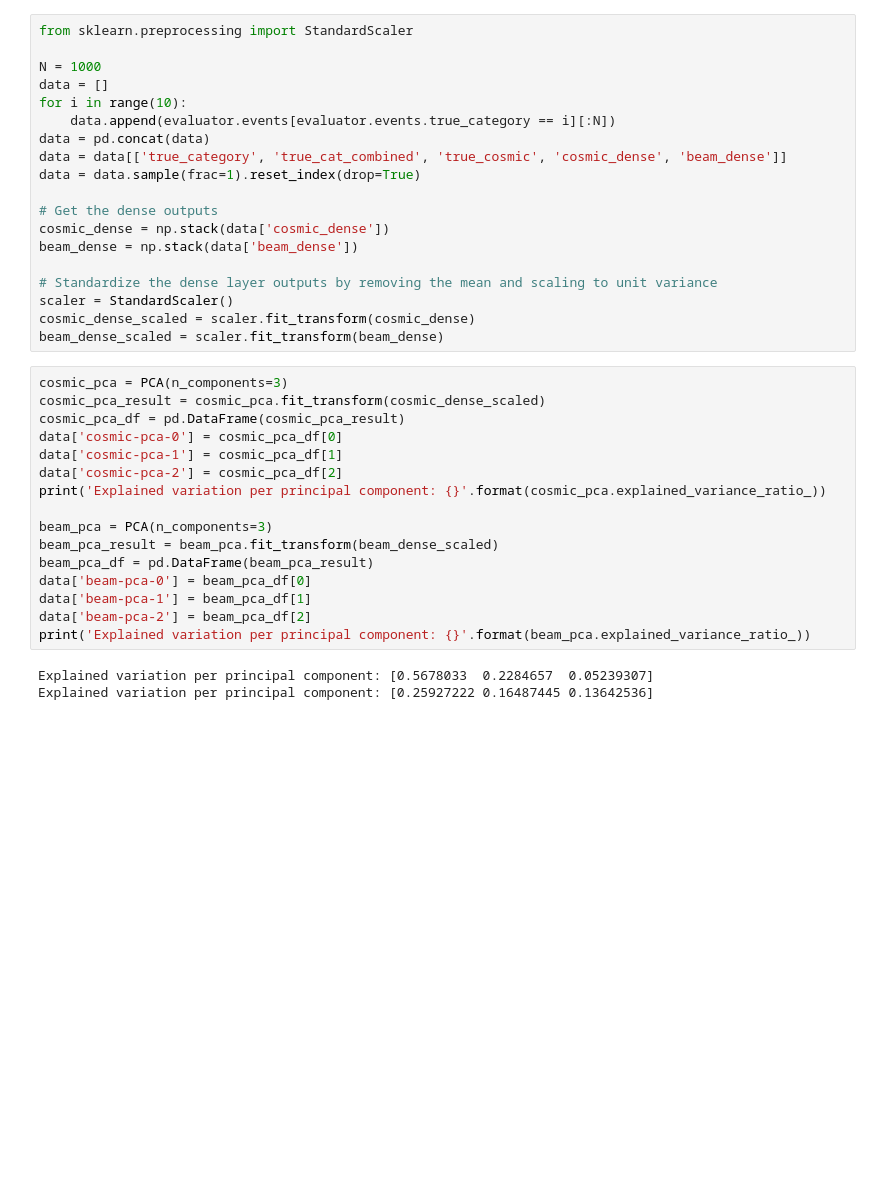
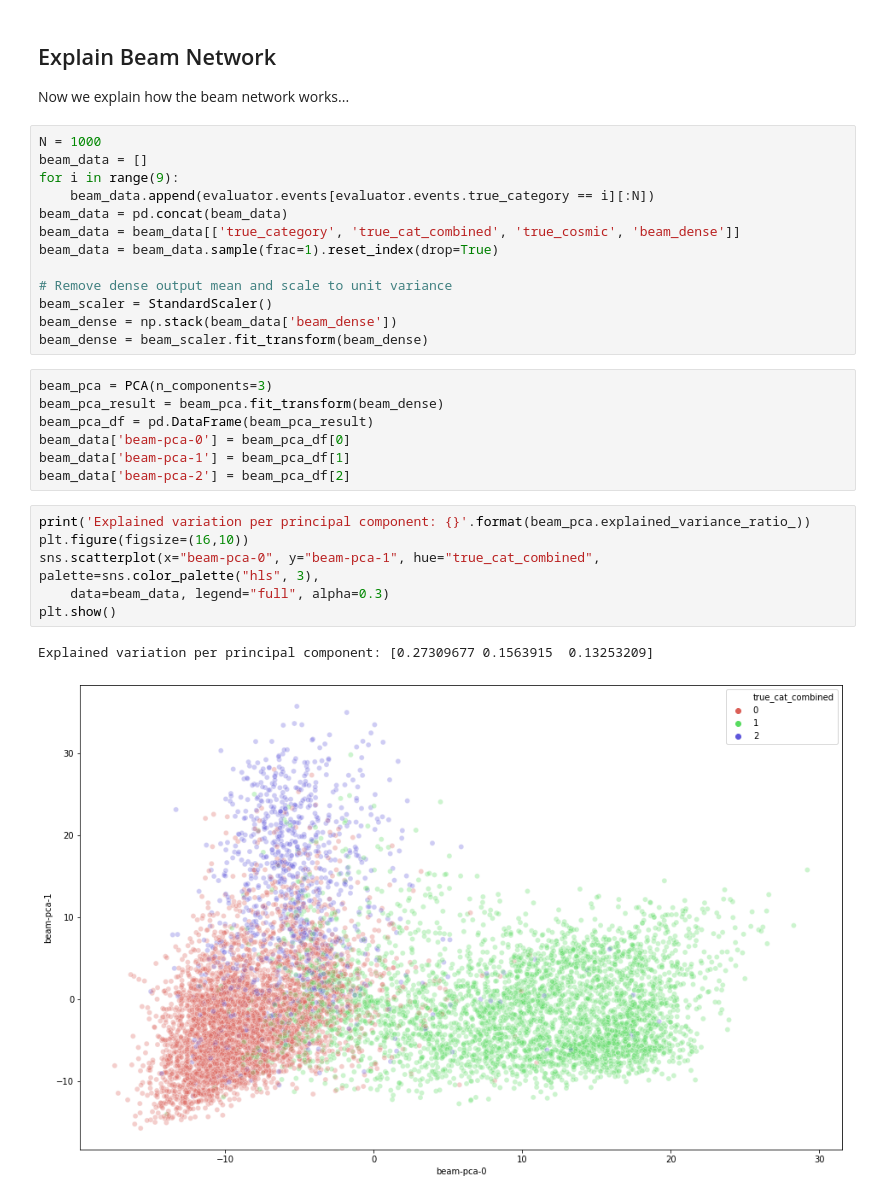
Before and after one commit to chipsneutrino/chips-net, a Jupyter notebook: explain.ipynb, the cells around one changed output. Saved outputs shown, nothing was run; the diff lists cells and outputs as text; blank space fills up the shorter version.

```diff
--- a/explain.ipynb
+++ b/explain.ipynb
@@ -45,38 +103,33 @@ Cat 3-> Total 1014, Survived: 0.0009861932938856016
+# %% [markdown]
+## Explain Beam Network
+
+Now we explain how the beam network works...
 # %%
-from sklearn.preprocessing import StandardScaler
+N = 1000
+beam_data = []
+for i in range(9):
+    beam_data.append(evaluator.events[evaluator.events.true_category == i][:N])
+beam_data = pd.concat(beam_data)
+beam_data = beam_data[['true_category', 'true_cat_combined', 'true_cosmic', 'beam_dense']]
+beam_data = beam_data.sample(frac=1).reset_index(drop=True)
 
-N = 1000
-data = []
-for i in range(10):
-    data.append(evaluator.events[evaluator.events.true_category == i][:N])
-data = pd.concat(data)
-data = data[['true_category', 'true_cat_combined', 'true_cosmic', 'cosmic_dense', 'beam_dense']]
-data = data.sample(frac=1).reset_index(drop=True)
-
-# Get the dense outputs
-cosmic_dense = np.stack(data['cosmic_dense'])
-beam_dense = np.stack(data['beam_dense'])
-
-# Standardize the dense layer outputs by removing the mean and scaling to unit variance
-scaler = StandardScaler()
-cosmic_dense_scaled = scaler.fit_transform(cosmic_dense)
-beam_dense_scaled = scaler.fit_transform(beam_dense)
+# Remove dense output mean and scale to unit variance
+beam_scaler = StandardScaler()
+beam_dense = np.stack(beam_data['beam_dense'])
+beam_dense = beam_scaler.fit_transform(beam_dense)
 # %%
-cosmic_pca = PCA(n_components=3)
-cosmic_pca_result = cosmic_pca.fit_transform(cosmic_dense_scaled)
-cosmic_pca_df = pd.DataFrame(cosmic_pca_result)
-data['cosmic-pca-0'] = cosmic_pca_df[0]
-data['cosmic-pca-1'] = cosmic_pca_df[1]
-data['cosmic-pca-2'] = cosmic_pca_df[2]
-print('Explained variation per principal component: {}'.format(cosmic_pca.explained_variance_ratio_))
-
 beam_pca = PCA(n_components=3)
-beam_pca_result = beam_pca.fit_transform(beam_dense_scaled)
+beam_pca_result = beam_pca.fit_transform(beam_dense)
 beam_pca_df = pd.DataFrame(beam_pca_result)
-data['beam-pca-0'] = beam_pca_df[0]
-data['beam-pca-1'] = beam_pca_df[1]
-data['beam-pca-2'] = beam_pca_df[2]
-print('Explained variation per principal component: {}'.format(beam_pca.explained_variance_ratio_))
+beam_data['beam-pca-0'] = beam_pca_df[0]
+beam_data['beam-pca-1'] = beam_pca_df[1]
+beam_data['beam-pca-2'] = beam_pca_df[2]
-# %% [output]
-Explained variation per principal component: [0.5678033  0.2284657  0.05239307]
-Explained variation per principal component: [0.25927222 0.16487445 0.13642536]
+# %%
+print('Explained variation per principal component: {}'.format(beam_pca.explained_variance_ratio_))
+plt.figure(figsize=(16,10))
+sns.scatterplot(x="beam-pca-0", y="beam-pca-1", hue="true_cat_combined", palette=sns.color_palette("hls", 3),
+    data=beam_data, legend="full", alpha=0.3)
+plt.show()
+# %% [output]
+Explained variation per principal component: [0.27309677 0.1563915  0.13253209]
+[figure, added]
```
Also changed, not shown: parts of 16 cells of this notebook, 5 other files.
